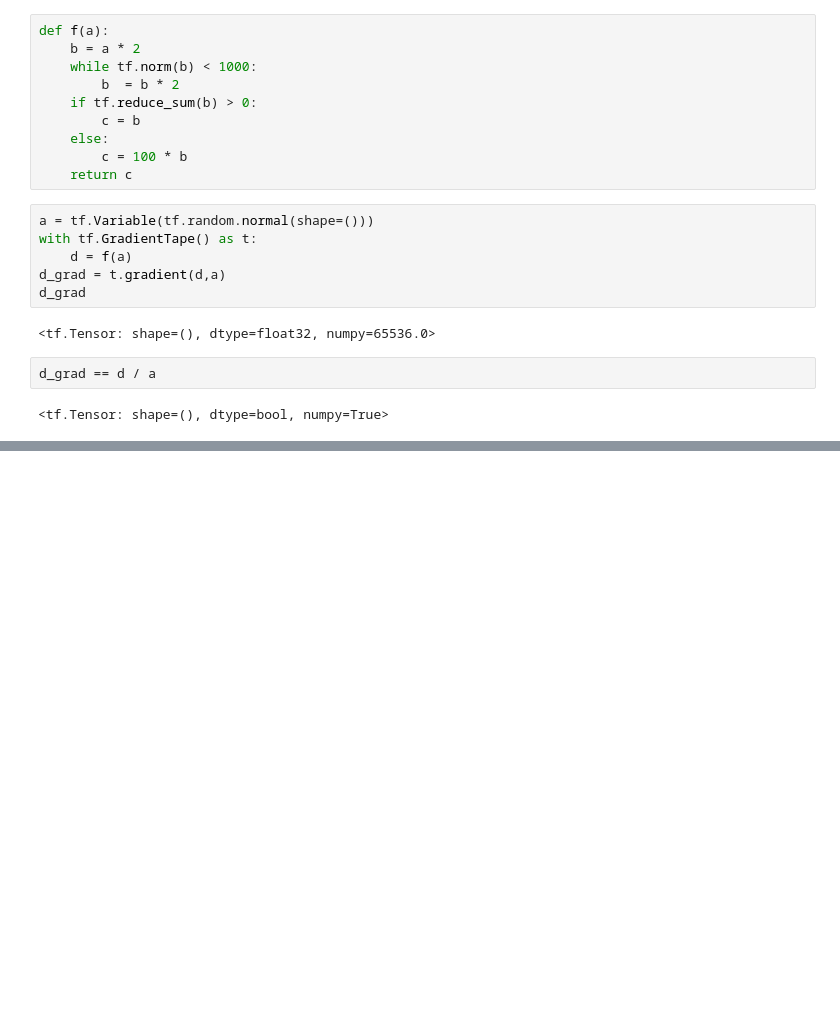
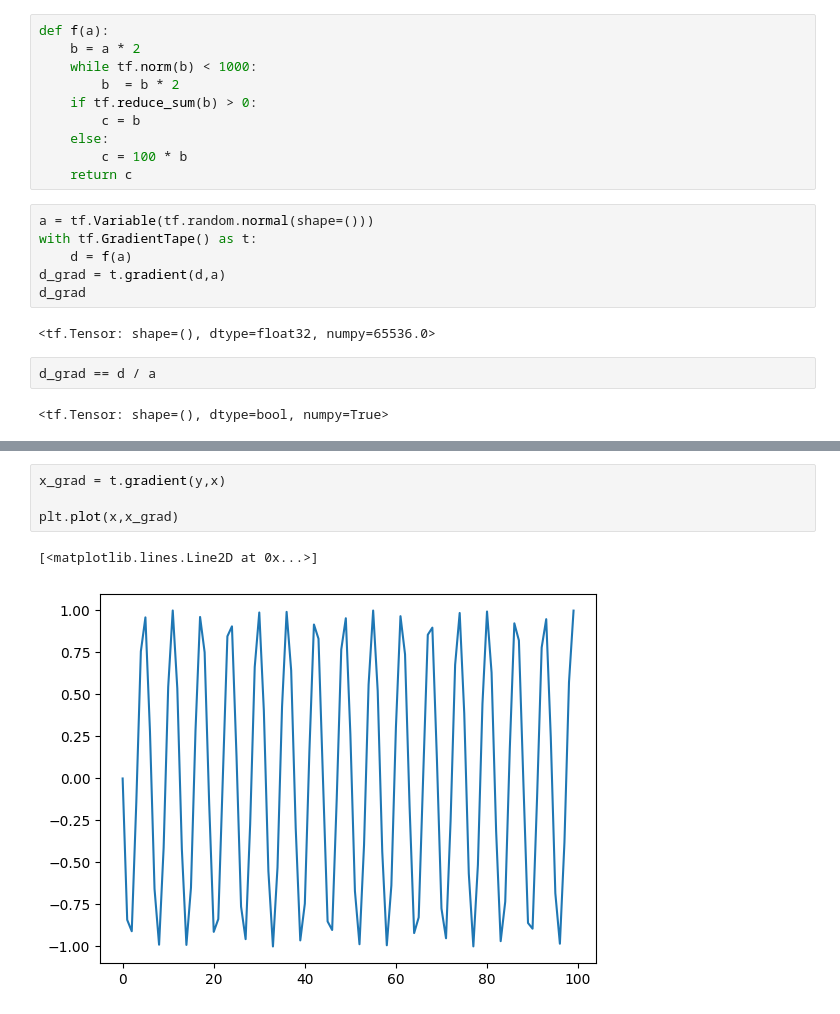
Before and after one commit to VictorNMou/d2l-study, a Jupyter notebook: Capitulos/2/Automatic-Differentiation.ipynb, the cells around one changed output, grey strips where cells are left out. Drawn from its saved outputs; the diff is of its cells as text; blank space fills up the shorter version.

```diff
--- a/Capitulos/2/Automatic-Differentiation.ipynb
+++ b/Capitulos/2/Automatic-Differentiation.ipynb
@@ -75,0 +115,7 @@ d_grad == d / a
+# %%
+x_grad = t.gradient(y,x)
+
+plt.plot(x,x_grad)
+# %% [output]
+[<matplotlib.lines.Line2D at 0x...>]
+[figure, added]
```
Also changed, not shown: parts of 3 cells of this notebook, 1 other file.
